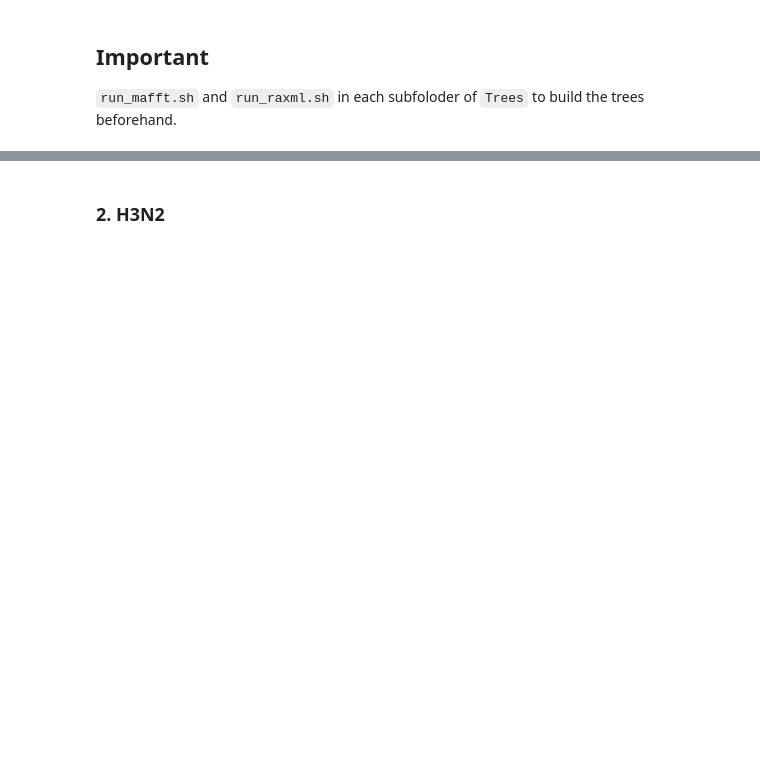
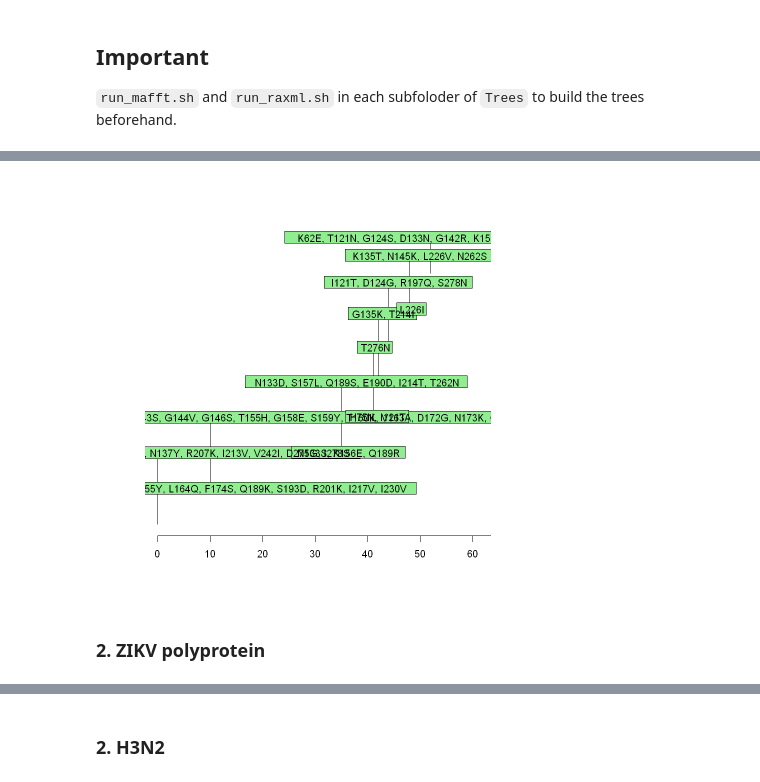
Before and after one commit to Takkoona/phyloColoring, a Jupyter notebook: 1.1_find_fixations.ipynb, the cells around one changed output, grey strips where cells are left out. Drawn from its saved outputs; the diff is of its cells as text; code cells hidden in the pictures; blank space fills up the shorter version.

```diff
--- a/1.1_find_fixations.ipynb
+++ b/1.1_find_fixations.ipynb
@@ -23,0 +37,8 @@ source("snpTracing.r")
+# %%
+mutations <- fixationSites(paths)
+# %%
+plot(mutations)
+# %% [output]
+[figure, added]
+# %% [markdown]
+### 2. ZIKV polyprotein
```
Also changed, not shown: parts of 29 cells of this notebook, 42 other files.
